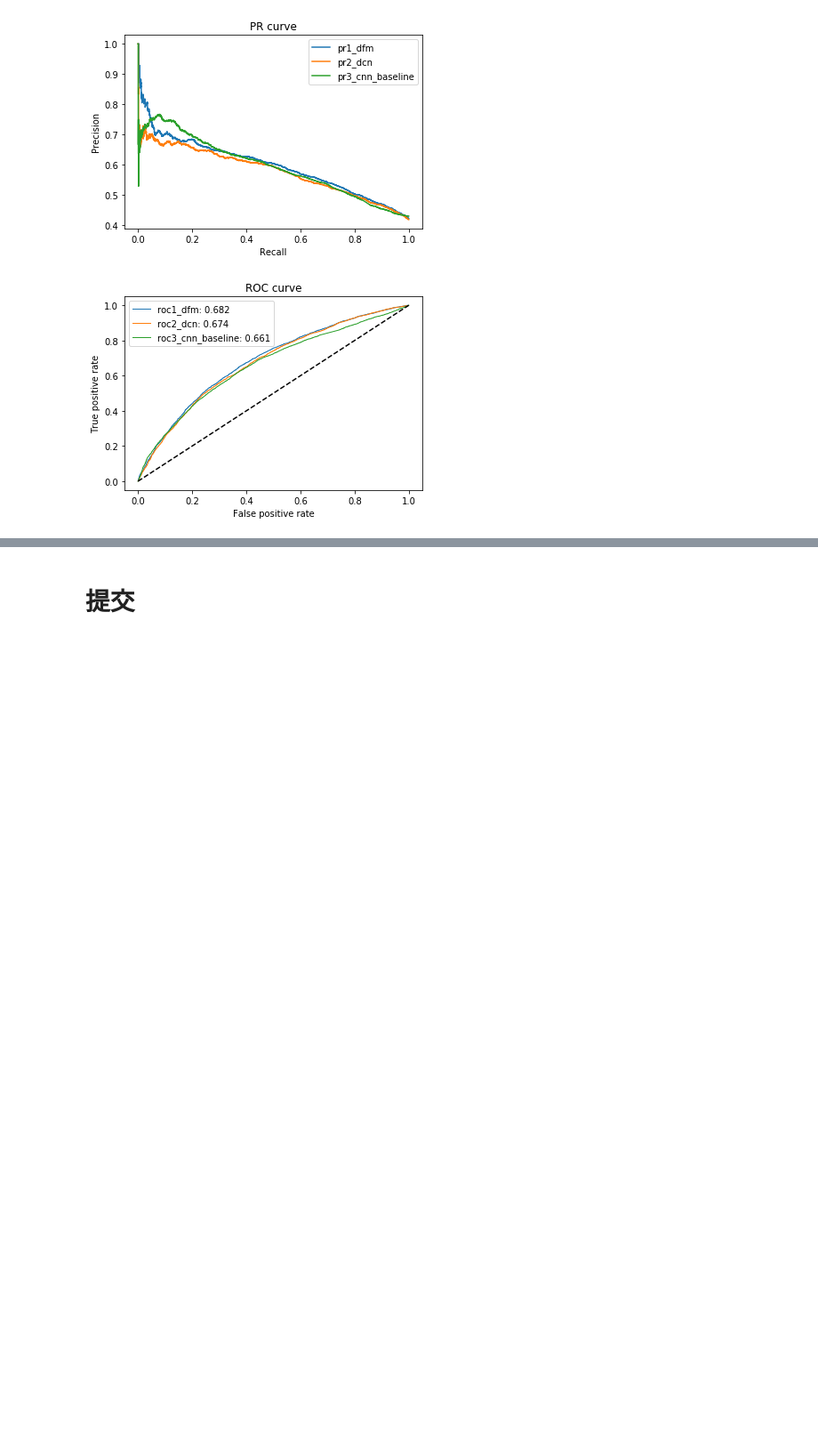
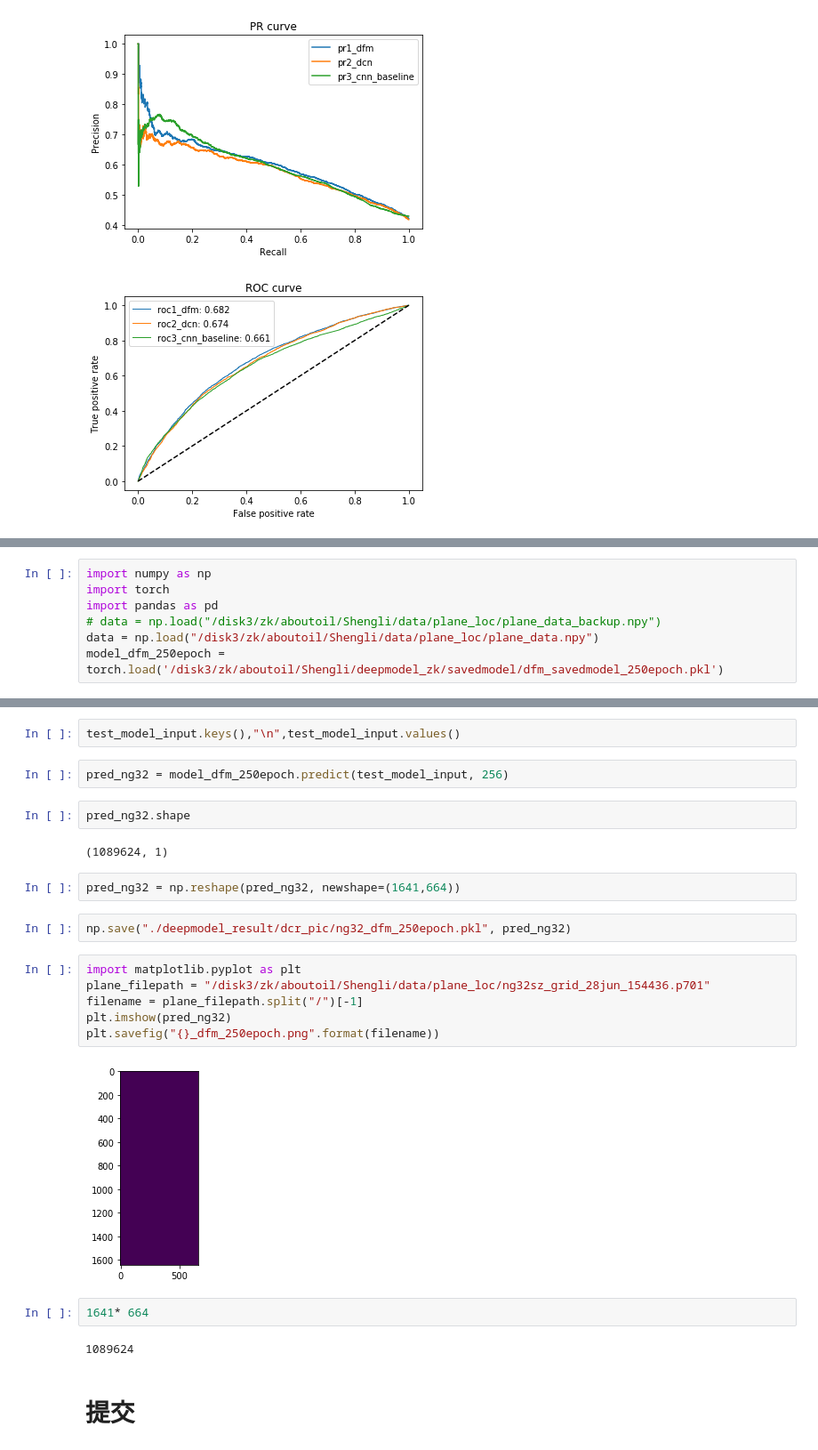
Before and after one commit to Matthew-tech/Shengli, a Jupyter notebook: deepmodel_zk/oil_dcr.ipynb, the cells around one changed output, grey strips where cells are left out. Shown at 89% size. Drawn from its saved outputs; the diff is of its cells as text; blank space fills up the shorter version.

Commit message:
predict

```diff
--- a/deepmodel_zk/oil_dcr.ipynb
+++ b/deepmodel_zk/oil_dcr.ipynb
@@ -863,0 +866,7 @@ skl_roc(file_name1,file_name2,file_name3)
+# %%
+import numpy as np
+import torch
+import pandas as pd
+# data = np.load("/disk3/zk/aboutoil/Shengli/data/plane_loc/plane_data_backup.npy")
+data = np.load("/disk3/zk/aboutoil/Shengli/data/plane_loc/plane_data.npy")
+model_dfm_250epoch = torch.load('/disk3/zk/aboutoil/Shengli/deepmodel_zk/savedmodel/dfm_savedmodel_250epoch.pkl')
@@ -864,3 +917,27 @@ skl_roc(file_name1,file_name2,file_name3)
+# %%
+test_model_input.keys(),"\n",test_model_input.values()
+# %%
+pred_ng32 = model_dfm_250epoch.predict(test_model_input, 256)
+# %%
+pred_ng32.shape
+# %% [output]
+(1089624, 1)
+# %%
+pred_ng32 = np.reshape(pred_ng32, newshape=(1641,664))
+# %%
+np.save("./deepmodel_result/dcr_pic/ng32_dfm_250epoch.pkl", pred_ng32)
+# %%
+import matplotlib.pyplot as plt
+plane_filepath = "/disk3/zk/aboutoil/Shengli/data/plane_loc/ng32sz_grid_28jun_154436.p701"
+filename = plane_filepath.split("/")[-1]
+plt.imshow(pred_ng32)
+plt.savefig("{}_dfm_250epoch.png".format(filename))
+# %% [output]
+[figure, added]
+# %%
+1641* 664
+# %% [output]
+1089624
 # %% [markdown]
 # 提交
 # %% [markdown]
```
Also changed, not shown: parts of 4 cells of this notebook, 3 other files.
